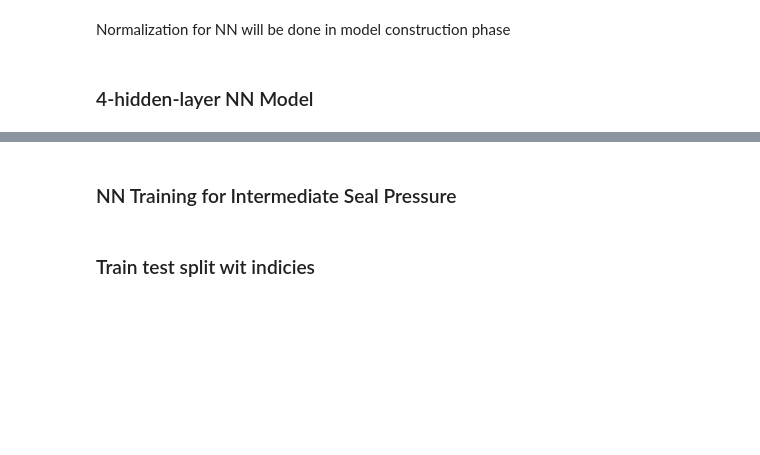
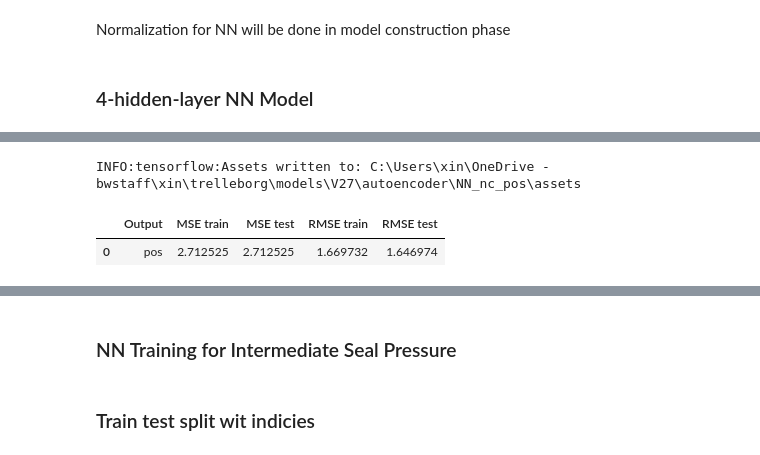
Before and after one commit to chen-xin-94/trelleborg, a Jupyter notebook: scripts/training/V27/Autoencoder_NoCompression.ipynb, the cells around one changed output, grey strips where cells are left out. Drawn from its saved outputs; the diff is of its cells as text; code cells hidden in the pictures; blank space fills up the shorter version.

```diff
--- a/scripts/training/V27/Autoencoder_NoCompression.ipynb
+++ b/scripts/training/V27/Autoencoder_NoCompression.ipynb
@@ -521,5 +529,5 @@ def NN_4(norm):
 # %%
 normalizer = preprocessing.Normalization()
 normalizer.adapt(X_train)
-NN = NN_4(normalizer)
+NN = NN_nc(normalizer)
 NN.summary()
@@ -535,3 +568,5 @@ plot_loss(history)
 # %%
-# NN.save(os.path.join(SAVED_IN, MODEL_NAME))
+NN.save(os.path.join(SAVED_IN, MODEL_NAME))
+# %% [output]
+INFO:tensorflow:Assets written to: C:\Users\xin\OneDrive - bwstaff\xin\trelleborg\models\V27\autoencoder\NN_nc_pos\assets
 # %%
@@ -540,10 +575,13 @@ plot_loss(history)
 # %%
 err_dict = {
     'Output':GT,
-    'MSE train' : history.history['val_loss'][-1],
+    'MSE train' : history.history['loss'][-1],
     'MSE test' : history.history['val_loss'][-1],
     'RMSE train' : history.history['root_mean_squared_error'][-1],
     'RMSE test' : history.history['val_root_mean_squared_error'][-1]
 }
 df = pd.DataFrame.from_dict(err_dict)
 df
+# %% [output]
+|  | Output | MSE train | MSE test | RMSE train | RMSE test |
+| 0 | pos | 2.712525 | 2.712525 | 1.669732 | 1.646974 |
```
Also changed, not shown: parts of 32 cells of this notebook, 5 other files.
